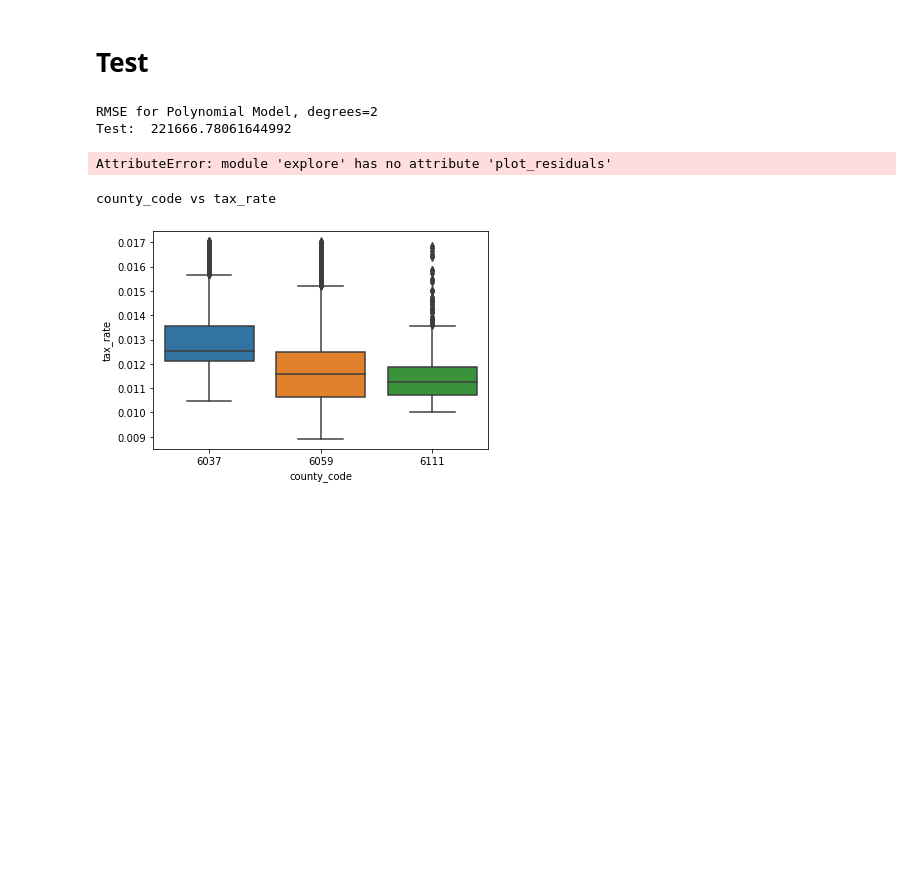
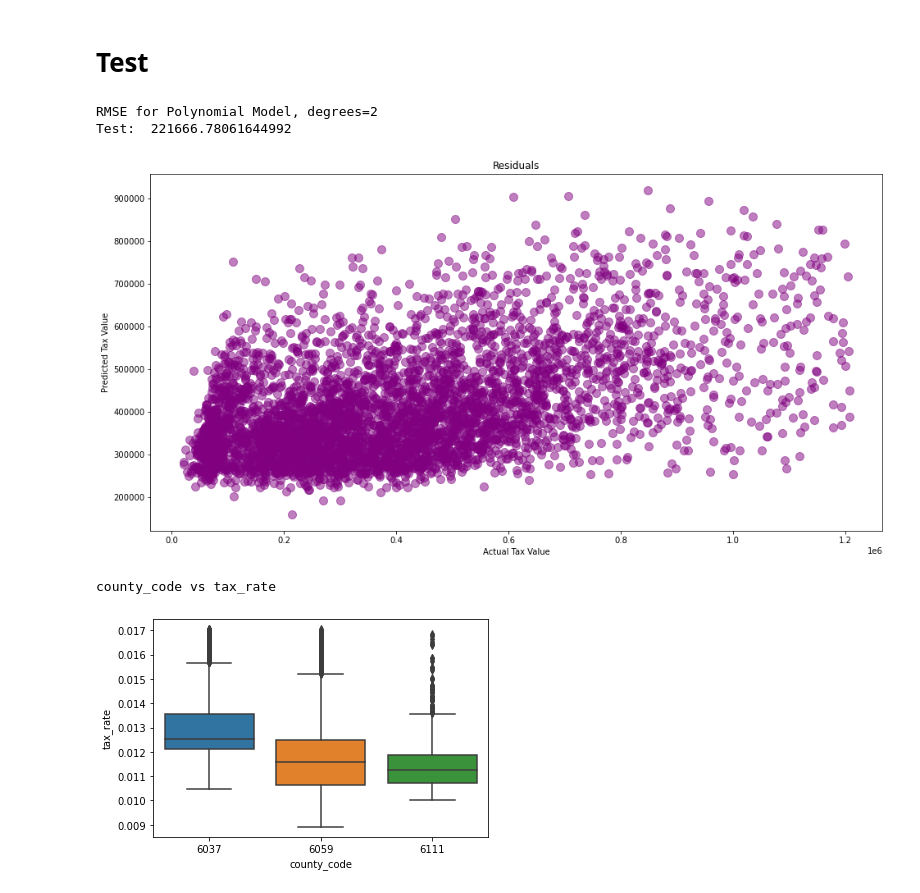
Before and after one commit to hrodjr/estimating_home_value_regression_project, a Jupyter notebook: scratch_notebook.ipynb, the cells around one changed output. Saved outputs shown, nothing was run; the diff lists cells and outputs as text; code cells hidden in the pictures; blank space fills up the shorter version.

```diff
--- a/scratch_notebook.ipynb
+++ b/scratch_notebook.ipynb
@@ -806,9 +911,17 @@ print("RMSE for Polynomial Model, degrees=2\nTest: ", rmse_test)
 RMSE for Polynomial Model, degrees=2
 Test:  221666.78061644992
 # %%
-plot_residuals(y_test.tax_value, y_test.tax_value_pred_poly2)
+def plot_test_residuals():
+    plt.figure(figsize=(16,8))
+    plt.scatter(y_test.tax_value, y_test.tax_value_pred_lm2, alpha=.5, color="purple", s=100)
+    plt.xlabel("Actual Tax Value")
+    plt.ylabel("Predicted Tax Value")
+    plt.title("Residuals")
+    plt.show()
-# %% [output]
-AttributeError: module 'explore' has no attribute 'plot_residuals'
+# %%
+model.plot_test_residuals()
+# %% [output]
+[figure, added]
 # %%
 explore.exp_bivariate_categorical('tax_rate', ['county_code'], train)
 # %% [output]
```
Also changed, not shown: parts of 39 cells of this notebook, 4 other files.
